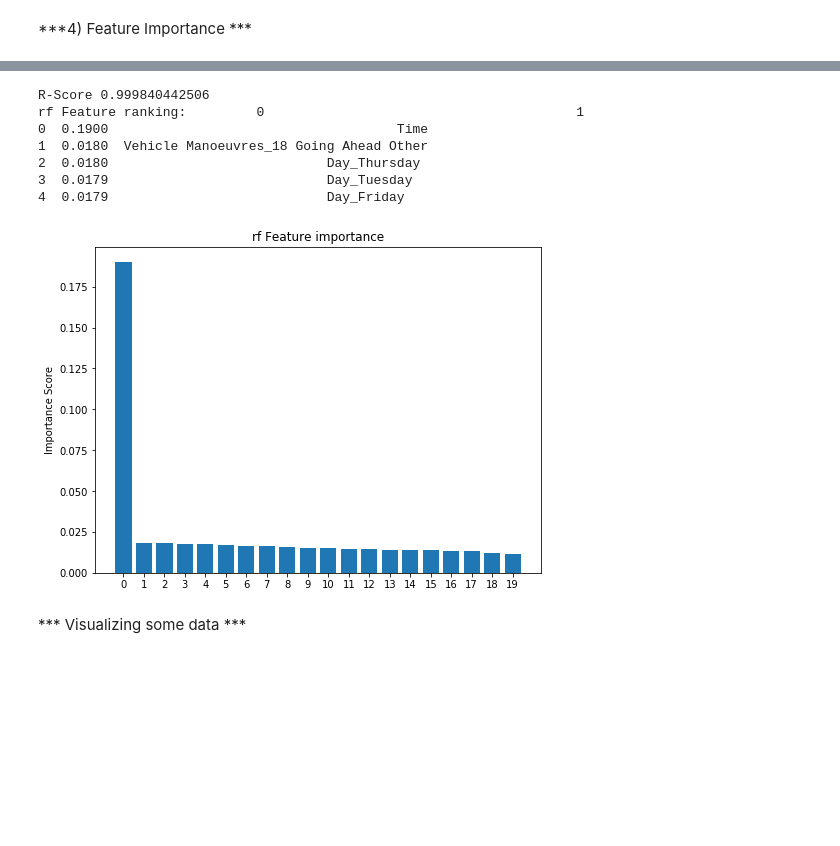
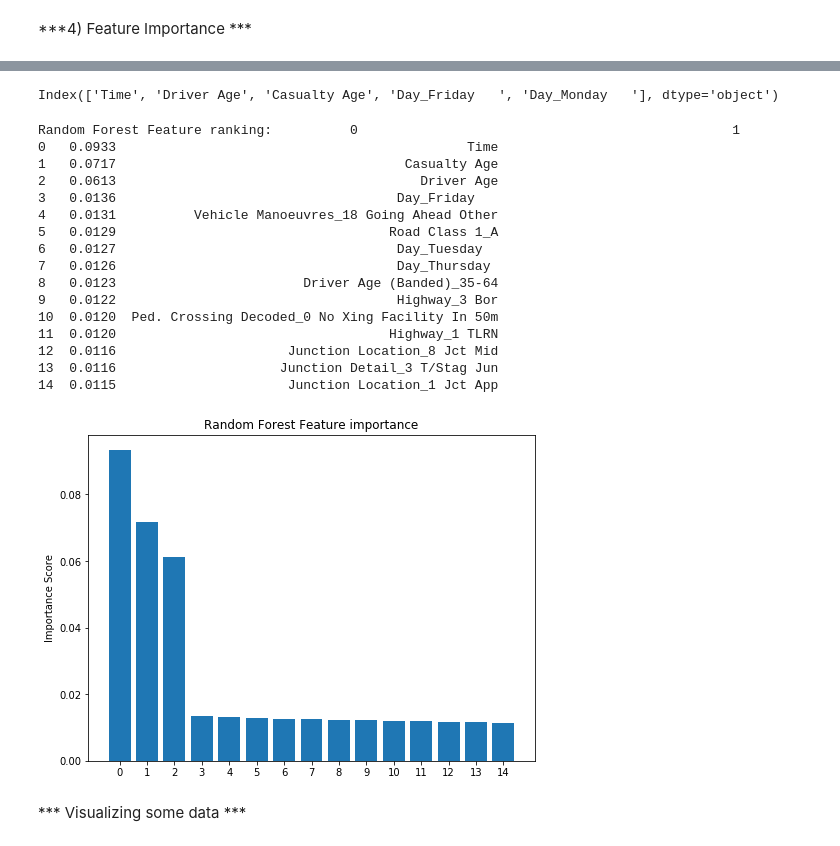
Before and after one commit to tw1574/London_2018, a Jupyter notebook: London_Data_Dive_Book2_CollisionLevel_simple_modelling.ipynb, the cells around one changed output, grey strips where cells are left out. Cells and saved outputs as stored; diff of their text form; code cells hidden in the pictures; blank space fills up the shorter version.

```diff
--- a/London_Data_Dive_Book2_CollisionLevel_simple_modelling.ipynb
+++ b/London_Data_Dive_Book2_CollisionLevel_simple_modelling.ipynb
@@ -179,13 +193,15 @@ X = df_crash[[
        'Road Class 1', 'Road Type', 'Speed Limit',
        'Junction Detail', 'Junction Control', 'Road Class 2',
        'Ped. Crossing Decoded', 'Light Conditions (Banded)', 'Weather',
-       'Road Surface', 'Special Conditions', 'C/W Hazard', 'Casualty Class',
-       'No. of Casualties', 'Ped. Location',
+       'Road Surface', 'Special Conditions', 'C/W Hazard',
+       'Ped. Location',
        'Ped. Movement', 'Mode of Travel', 'Vehicle Type',
         'Vehicle Type (Banded)',
        'Vehicle Manoeuvres', 'Vehicle Skidding', 'Restricted Lane',
        'Junction Location', 'Object in C/W', 'Veh. Leaving C/W',
-       'Veh. off C/W','VJNYPURP DECODED']]
+       'Veh. off C/W','VJNYPURP DECODED', 'Driver Sex',
+       'Driver Age', 'Driver Age (Banded)', 'Casualty Class',
+       'Casualty Sex', 'Casualty Age (Banded)', 'Casualty Age']]
 
 print ('X shape: ', X.shape)
 print ('y shape: ', y.shape)
@@ -213,14 +229,37 @@ Accuracy: 93.59
-# %%
-rf_res = pd.DataFrame(feat_sel(X, y, model='rf'))
-# %% [output]
-R-Score 0.999840442506
-rf Feature ranking:         0                                        1
-0  0.1900                                     Time
-1  0.0180  Vehicle Manoeuvres_18 Going Ahead Other
-2  0.0180                            Day_Thursday
-3  0.0179                            Day_Tuesday
-4  0.0179                            Day_Friday
-[figure, removed]
+# %%
+names[:5]
+# %% [output]
+Index(['Time', 'Driver Age', 'Casualty Age', 'Day_Friday   ', 'Day_Monday   '], dtype='object')
+# %%
+names = X_train.columns
+feat_sort = (sorted(zip(map(lambda x: round(x, 4), rf.feature_importances_), names), reverse=True))
+feat_num=50
+
+pl.figure(figsize=(8,6))
+pl.title("Random Forest Feature importance")
+pl.bar(np.arange(15), pd.DataFrame(feat_sort)[0][:15], align='center')
+pl.xticks(np.arange(15))
+pl.ylabel('Importance Score')
+
+print("Random Forest Feature ranking:", pd.DataFrame(feat_sort)[:15])
+# %% [output]
+Random Forest Feature ranking:          0                                                1
+0   0.0933                                             Time
+1   0.0717                                     Casualty Age
+2   0.0613                                       Driver Age
+3   0.0136                                    Day_Friday
+4   0.0131          Vehicle Manoeuvres_18 Going Ahead Other
+5   0.0129                                   Road Class 1_A
+6   0.0127                                    Day_Tuesday
+7   0.0126                                    Day_Thursday
+8   0.0123                        Driver Age (Banded)_35-64
+9   0.0122                                    Highway_3 Bor
+10  0.0120  Ped. Crossing Decoded_0 No Xing Facility In 50m
+11  0.0120                                   Highway_1 TLRN
+12  0.0116                      Junction Location_8 Jct Mid
+13  0.0116                     Junction Detail_3 T/Stag Jun
+14  0.0115                      Junction Location_1 Jct App
+[figure, added]
 # %% [markdown]
 *** Visualizing some data ***
 # %%
```
Also changed, not shown: parts of 11 cells of this notebook.
